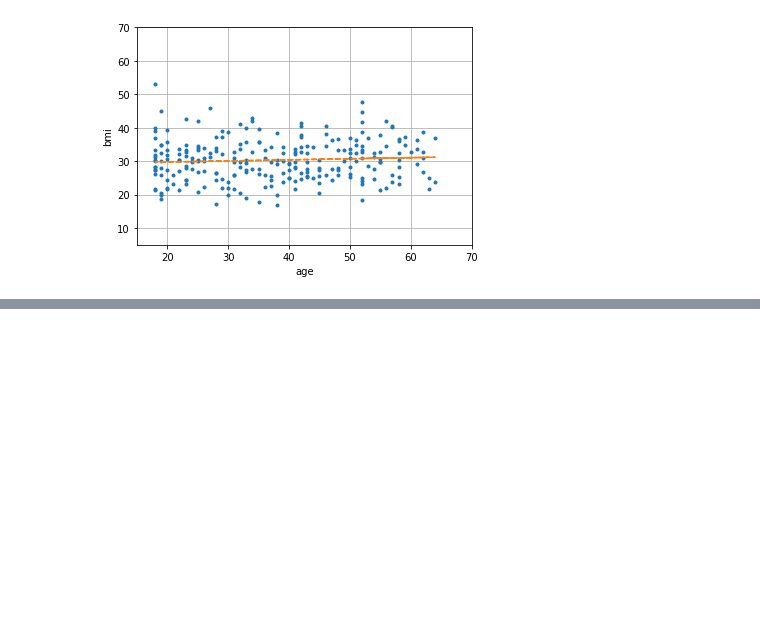
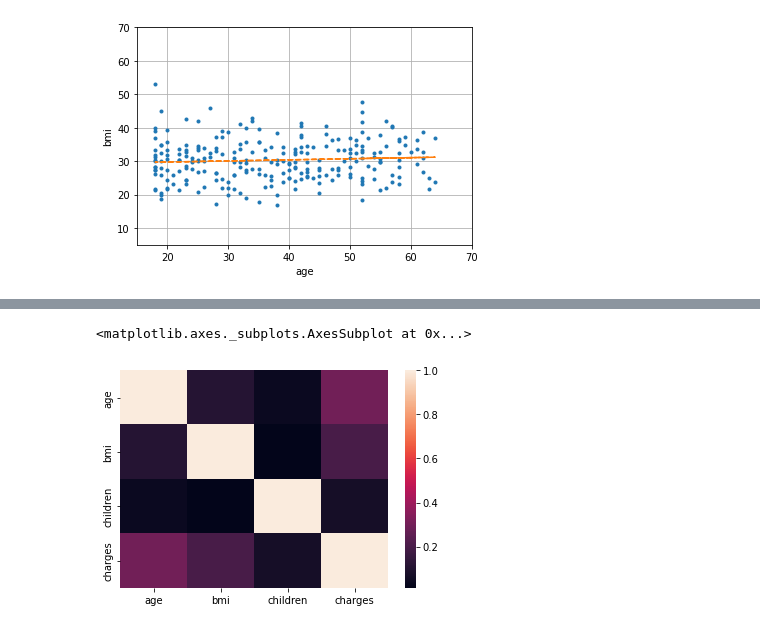
Before and after one commit to 2147118Joshua/Machine_Learning, a Jupyter notebook: ML.ipynb, the cells around one changed output, grey strips where cells are left out. Cells and saved outputs as stored; diff of their text form; code cells hidden in the pictures; blank space fills up the shorter version.

```diff
--- a/ML.ipynb
+++ b/ML.ipynb
@@ -121,0 +104,7 @@ Predicted weight =  [[0.30162938]]
+# %%
+#Correlation plot
+
+sns.heatmap(dset.corr())
+# %% [output]
+<matplotlib.axes._subplots.AxesSubplot at 0x...>
+[figure, added]
```
Also changed, not shown: parts of 9 cells of this notebook.
